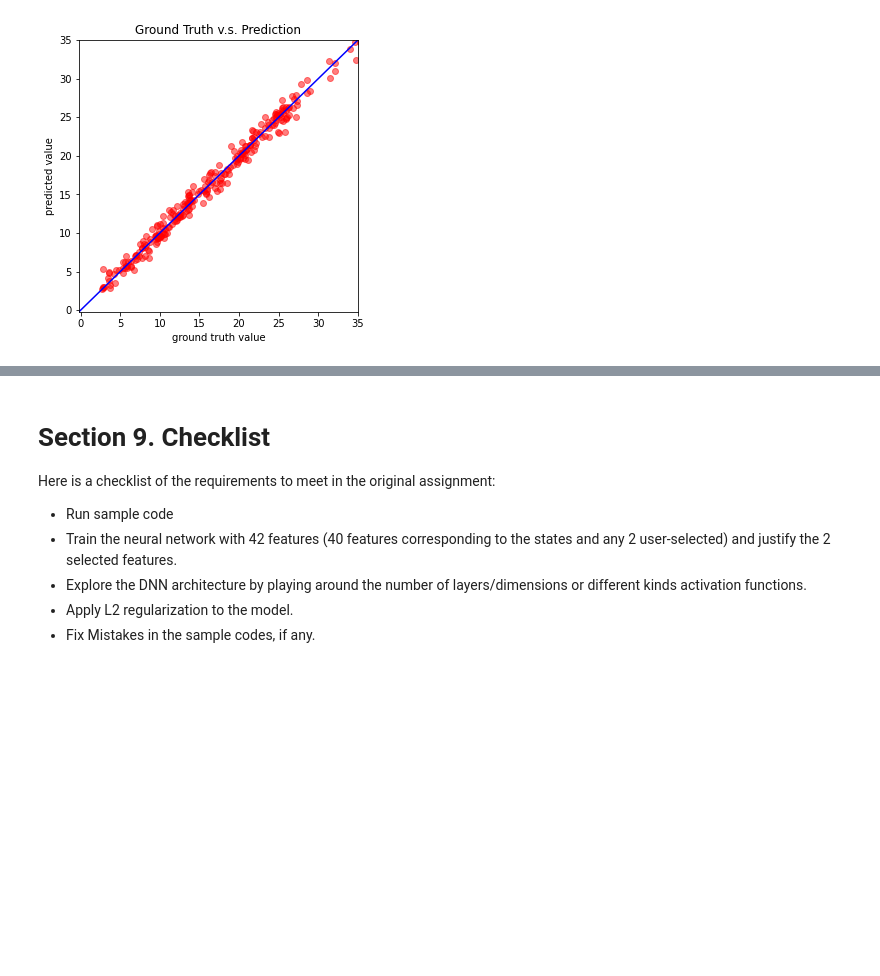
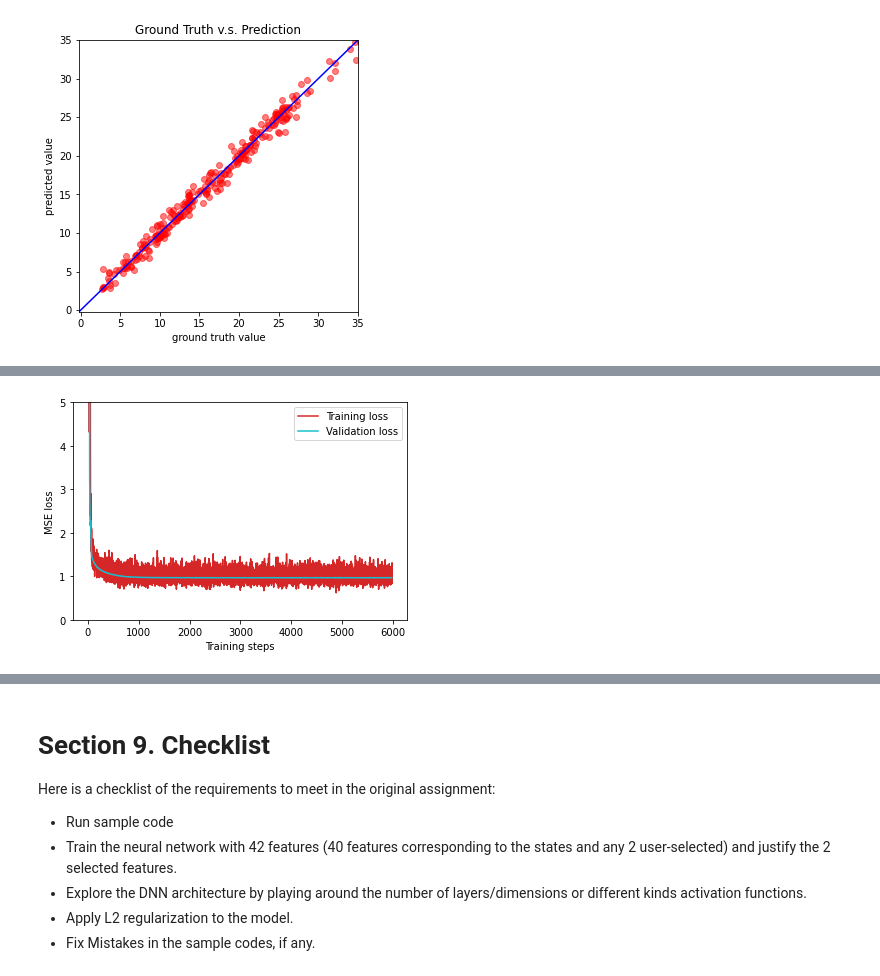
Before and after one commit to wehs7661/deep_learning_projects, a Jupyter notebook: covid_regression/DNN_test_positive/covid_regression_test_positive.ipynb, the cells around one changed output, grey strips where cells are left out. Drawn from its saved outputs; the diff is of its cells as text; code cells hidden in the pictures; blank space fills up the shorter version.

```diff
--- a/covid_regression/DNN_test_positive/covid_regression_test_positive.ipynb
+++ b/covid_regression/DNN_test_positive/covid_regression_test_positive.ipynb
@@ -428,0 +454,24 @@ Saving results to pred.csv
+# %%
+device = get_device()                    # get the current available device ('cpu' or 'cuda')
+os.makedirs('models', exist_ok=True)     # The trained model will be saved to ./models/
+feats= list(range(40)) +  [57, 75]
+
+config = {
+    'n_epochs': 3000,                # maximum number of epochs
+    'batch_size': 270,               # mini-batch size for dataloader
+    'optimizer': 'SGD',              # optimization algorithm (optimizer in torch.optim)
+    'optim_hparas': {                # hyper-parameters for the optimizer (depends on which optimizer you are using)
+        'lr': 0.001,                 # learning rate of SGD
+        'momentum': 0.9              # momentum for SGD
+    },
+    'early_stop': 200,               # early stopping epochs (the number epochs since your model's last improvement)
+    'save_path': 'models/model.pth'  # your model will be saved here
+}
+
+tr_set = prep_dataloader(tr_path, 'train', config['batch_size'], feats=feats)
+dv_set = prep_dataloader(tr_path, 'dev', config['batch_size'], feats=feats)
+tt_set = prep_dataloader(tt_path, 'test', config['batch_size'], feats=feats)
+
+model = NeuralNet(tr_set.dataset.dim).to(device)  # Construct model and move to device
+
+model_loss, model_loss_record = train(tr_set, dv_set, model, config, device)
@@ -428,0 +496,4 @@ Saving results to pred.csv
+# %%
+plot_learning_curve(model_loss_record)
+# %% [output]
+[figure, added]
```
Also changed, not shown: parts of 55 cells of this notebook.
